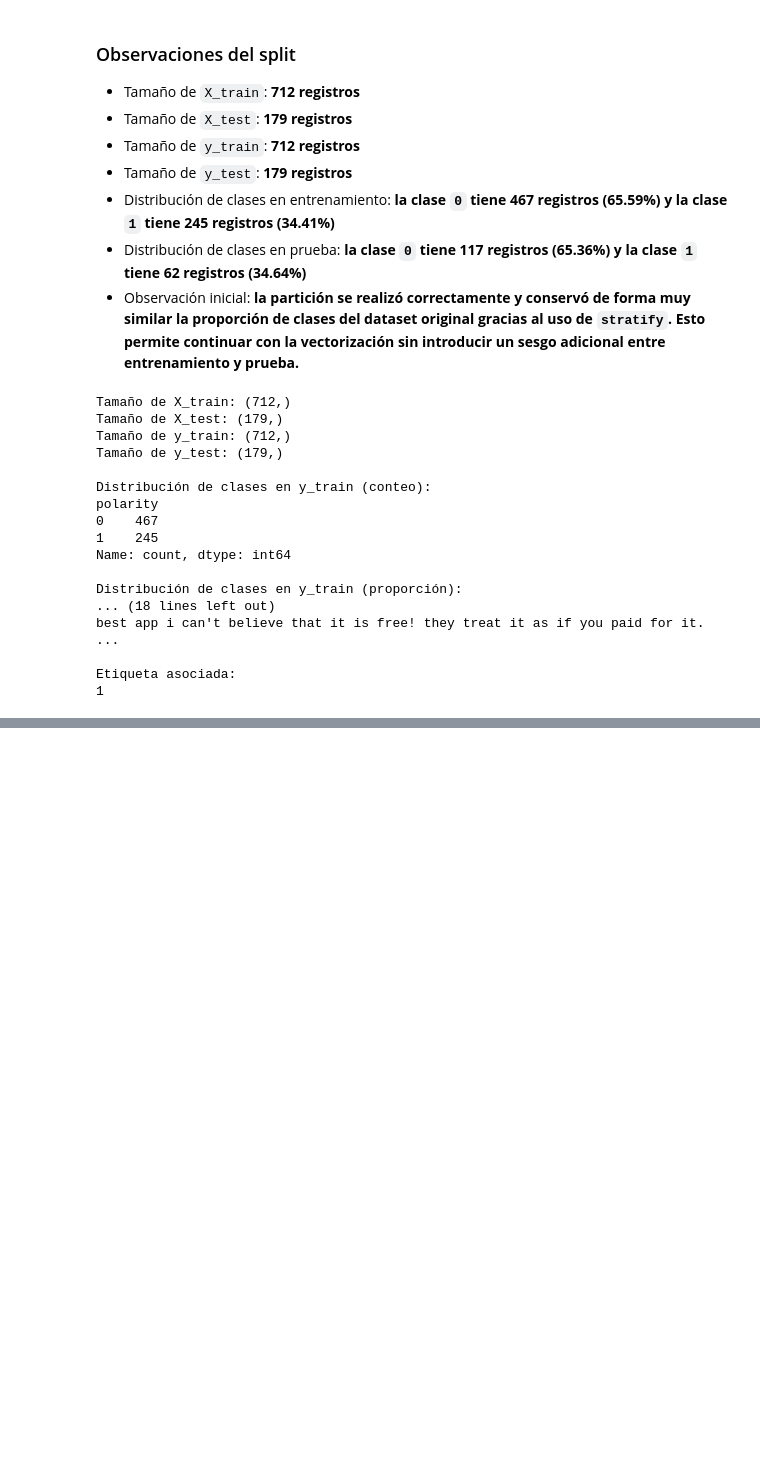
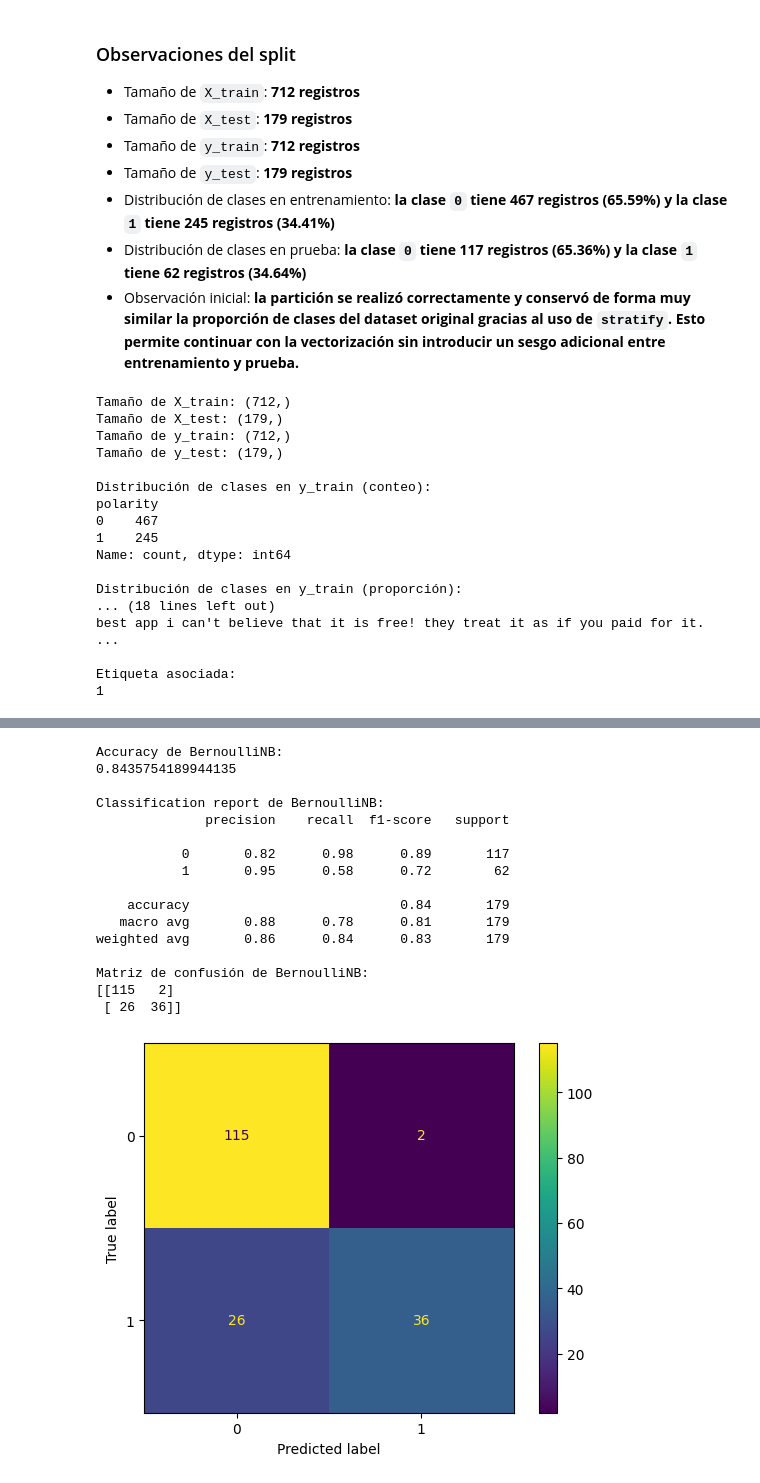
Before and after one commit to 4GeeksAcademy/gondelles-naive-bayes-google-play-reviews-project, a Jupyter notebook: src/explore.ipynb, the cells around one changed output, grey strips where cells are left out. Cells and saved outputs as stored; diff of their text form; code cells hidden in the pictures; blank space fills up the shorter version.

```diff
--- a/src/explore.ipynb
+++ b/src/explore.ipynb
@@ -335,0 +577,47 @@ Etiqueta asociada:
+# %%
+from sklearn.naive_bayes import BernoulliNB
+from sklearn.metrics import accuracy_score, classification_report, confusion_matrix, ConfusionMatrixDisplay
+import matplotlib.pyplot as plt
+
+# Entrenamiento del modelo
+bernoulli_nb = BernoulliNB()
+bernoulli_nb.fit(X_train_vec, y_train)
+
+# Predicciones
+y_pred_bnb = bernoulli_nb.predict(X_test_vec)
+
+# Métricas
+bnb_accuracy = accuracy_score(y_test, y_pred_bnb)
+bnb_report = classification_report(y_test, y_pred_bnb)
+bnb_cm = confusion_matrix(y_test, y_pred_bnb)
+
+print("Accuracy de BernoulliNB:")
+print(bnb_accuracy)
+
+print("\nClassification report de BernoulliNB:")
+print(bnb_report)
+
+print("Matriz de confusión de BernoulliNB:")
+print(bnb_cm)
+
+disp = ConfusionMatrixDisplay(confusion_matrix=bnb_cm)
+disp.plot()
+plt.show()
+# %% [output]
+Accuracy de BernoulliNB:
+0.8435754189944135
+
+Classification report de BernoulliNB:
+              precision    recall  f1-score   support
+
+           0       0.82      0.98      0.89       117
+           1       0.95      0.58      0.72        62
+
+    accuracy                           0.84       179
+   macro avg       0.88      0.78      0.81       179
+weighted avg       0.86      0.84      0.83       179
+
+Matriz de confusión de BernoulliNB:
+[[115   2]
+ [ 26  36]]
+[figure, added]
```
Also changed, not shown: parts of 34 cells of this notebook, 2 other files.
